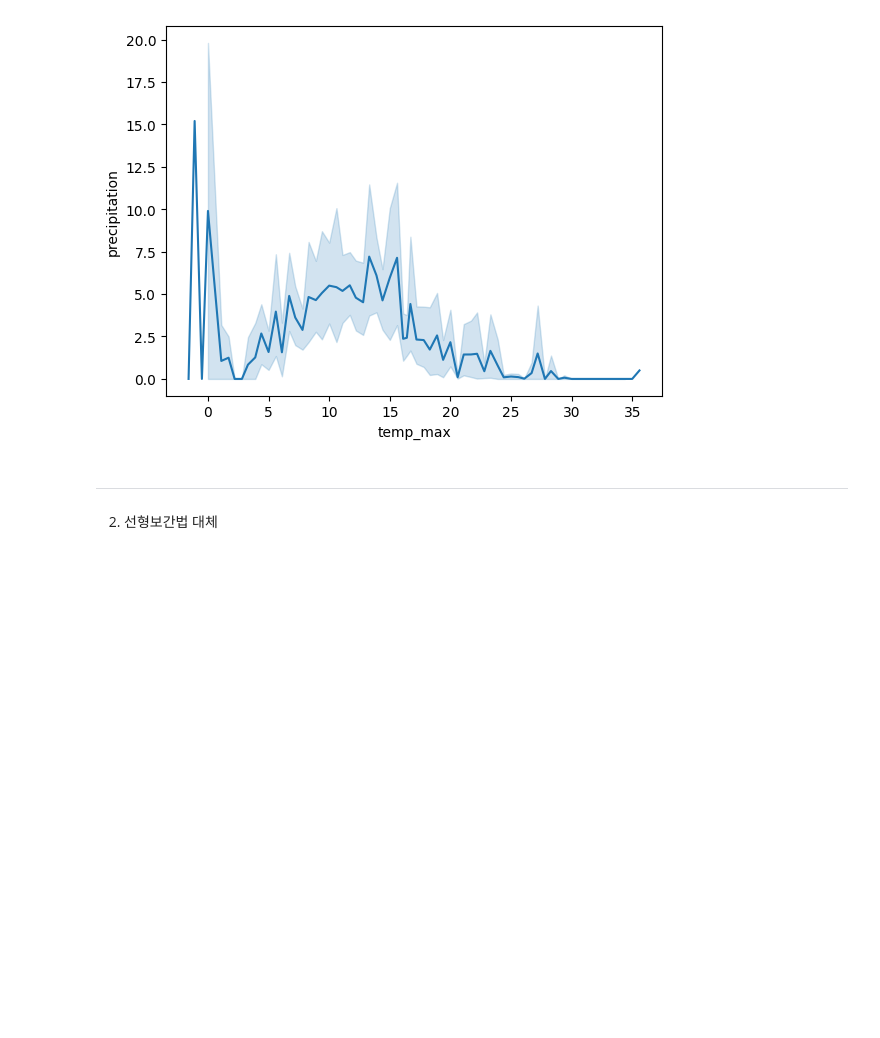
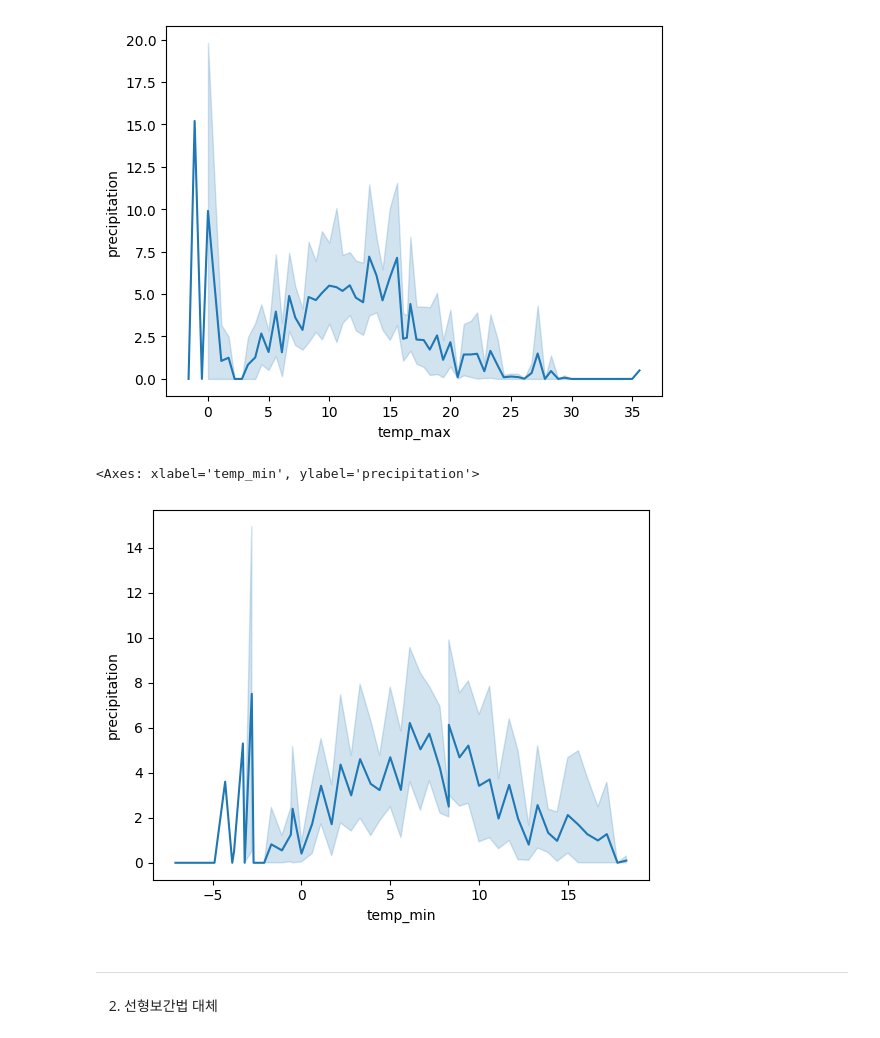
Before and after one commit to Zihyeoni/BDA_Basic, a Jupyter notebook: 필수과제/필수2_이현지01_0924.ipynb, the cells around one changed output. Saved outputs shown, nothing was run; the diff lists cells and outputs as text; code cells hidden in the pictures; blank space fills up the shorter version.

```diff
--- a/필수과제/필수2_이현지01_0924.ipynb
+++ b/필수과제/필수2_이현지01_0924.ipynb
@@ -502,6 +509,11 @@ sns.lineplot(data=df_mean, x='temp_max', y='precipitation')
 # %% [output]
 <Axes: xlabel='temp_max', ylabel='precipitation'>
 [figure]
+# %%
+sns.lineplot(data=df_mean, x='temp_min', y='precipitation')
+# %% [output]
+<Axes: xlabel='temp_min', ylabel='precipitation'>
+[figure, added]
 # %% [markdown]
 
 
```
Also changed, not shown: parts of 4 cells of this notebook.
